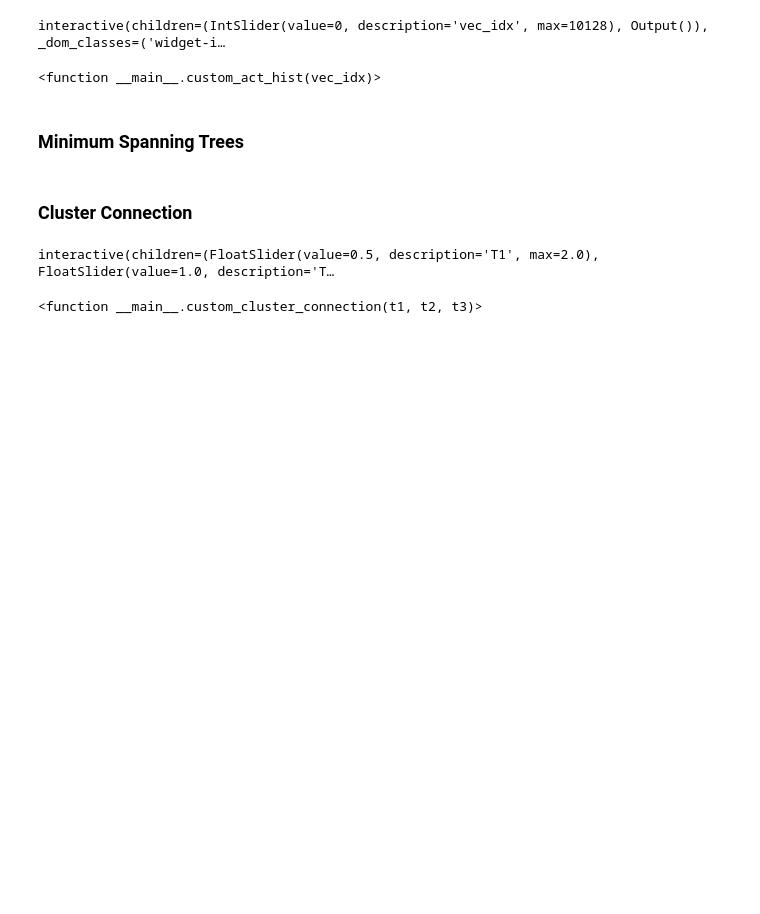
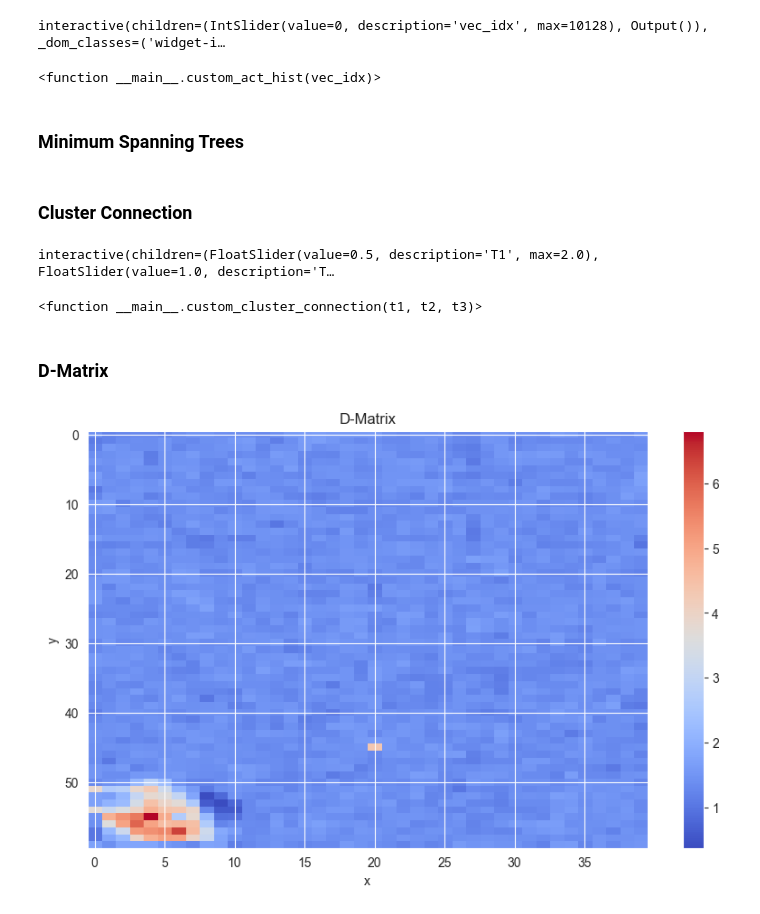
Before and after one commit to landgrafb98/SOM_22_Coding_Topic_G_Demo_DataCombo-3, a Jupyter notebook: Room_Occupancy_60_40.ipynb, the cells around one changed output. Drawn from its saved outputs; the diff is of its cells as text; code cells hidden in the pictures; blank space fills up the shorter version.

Commit message:
Distance Graphs

```diff
--- a/Room_Occupancy_60_40.ipynb
+++ b/Room_Occupancy_60_40.ipynb
@@ -212,7 +212,7 @@ som = MiniSom(x=60, y=40, input_len=features_scaled_reduced.shape[1], sigma=1.0,
 som.train(features_scaled_reduced.values, num_iteration=1000)
 # %%
 hv.extension('bokeh')
-som_vis = PySOMVis(weights=som.get_weights(), input_data=features_scaled_reduced.values)
+som_vis = PySOMVis(weights=som.get_weights(), input_data=features_scaled_reduced.values, classes=target.values)
 som_vis._mainview
 # %% [output]
 [interactive output not drawn]
@@ -472,3 +477,32 @@ interact(
 # %% [output]
 interactive(children=(FloatSlider(value=0.5, description='T1', max=2.0), FloatSlider(value=1.0, description='T…
 <function __main__.custom_cluster_connection(t1, t2, t3)>
+# %% [markdown]
+### D-Matrix
+# %%
+def calculate_d_matrix(weights, m, n):
+    d_matrix = np.zeros(m * n)
+    for i in range(m):
+        for j in range(n):
+            p = i * n + j
+            region = []
+            if j > 0: region.append(p - 1)  # Left
+            if i > 0: region.append(p - n)  # Up
+            if j < n - 1: region.append(p + 1)  # Right
+            if i < m - 1: region.append(p + n)  # Down
+            d_matrix[p] = np.median(np.linalg.norm(weights[region] - weights[p], axis=-1))
+    return d_matrix.reshape(m, n)
+
+def custom_d_matrix():
+    d_matrix = calculate_d_matrix(weights, m, n)
+    plt.figure(figsize=(10, 6))
+    plt.title("D-Matrix")
+    plt.imshow(d_matrix, cmap="coolwarm", aspect="auto")
+    plt.colorbar()
+    plt.xlabel("x")
+    plt.ylabel("y")
+    plt.show()
+# %%
+custom_d_matrix()
+# %% [output]
+[figure, added]
```
Also changed, not shown: parts of 11 cells of this notebook.
